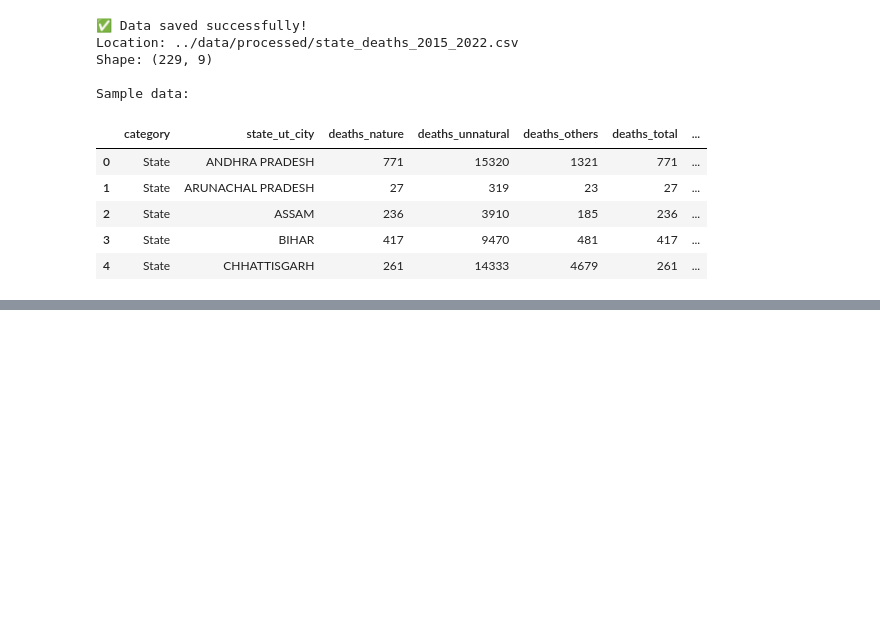
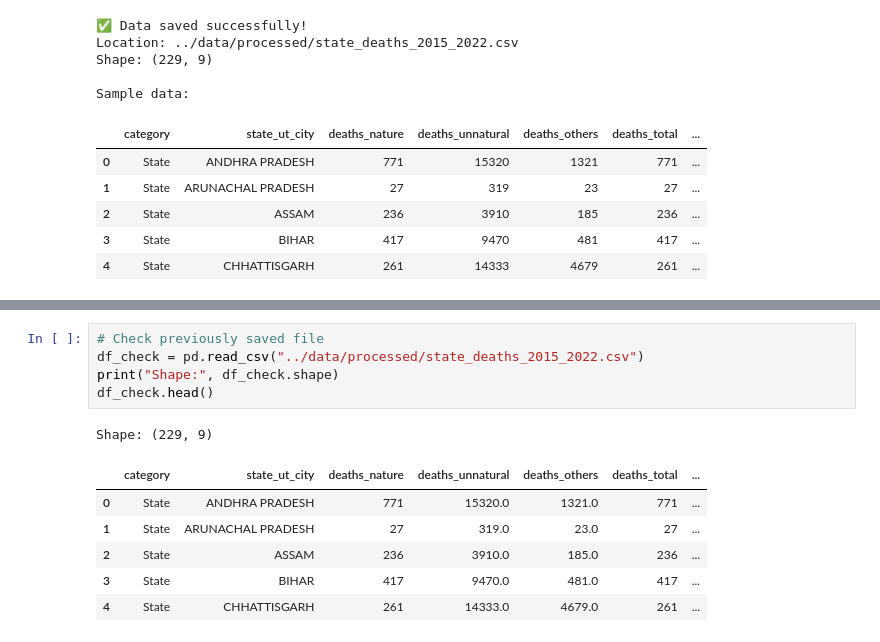
Before and after one commit to ankitarchoudhary/Dark-Hours-India, a Jupyter notebook: notebooks/01_data_cleaning.ipynb, the cells around one changed output, grey strips where cells are left out. Cells and saved outputs as stored; diff of their text form; blank space fills up the shorter version.

```diff
--- a/notebooks/01_data_cleaning.ipynb
+++ b/notebooks/01_data_cleaning.ipynb
@@ -478,0 +2150,13 @@ Sample data:
+# %%
+# Check previously saved file
+df_check = pd.read_csv("../data/processed/state_deaths_2015_2022.csv")
+print("Shape:", df_check.shape)
+df_check.head()
+# %% [output]
+Shape: (229, 9)
+|  | category | state_ut_city | deaths_nature | deaths_unnatural | deaths_others | deaths_total | ... |
+| 0 | State | ANDHRA PRADESH | 771 | 15320.0 | 1321.0 | 771 | ... |
+| 1 | State | ARUNACHAL PRADESH | 27 | 319.0 | 23.0 | 27 | ... |
+| 2 | State | ASSAM | 236 | 3910.0 | 185.0 | 236 | ... |
+| 3 | State | BIHAR | 417 | 9470.0 | 481.0 | 417 | ... |
+| 4 | State | CHHATTISGARH | 261 | 14333.0 | 4679.0 | 261 | ... |
```
Also changed, not shown: parts of 50 cells of this notebook, 3 other files.
